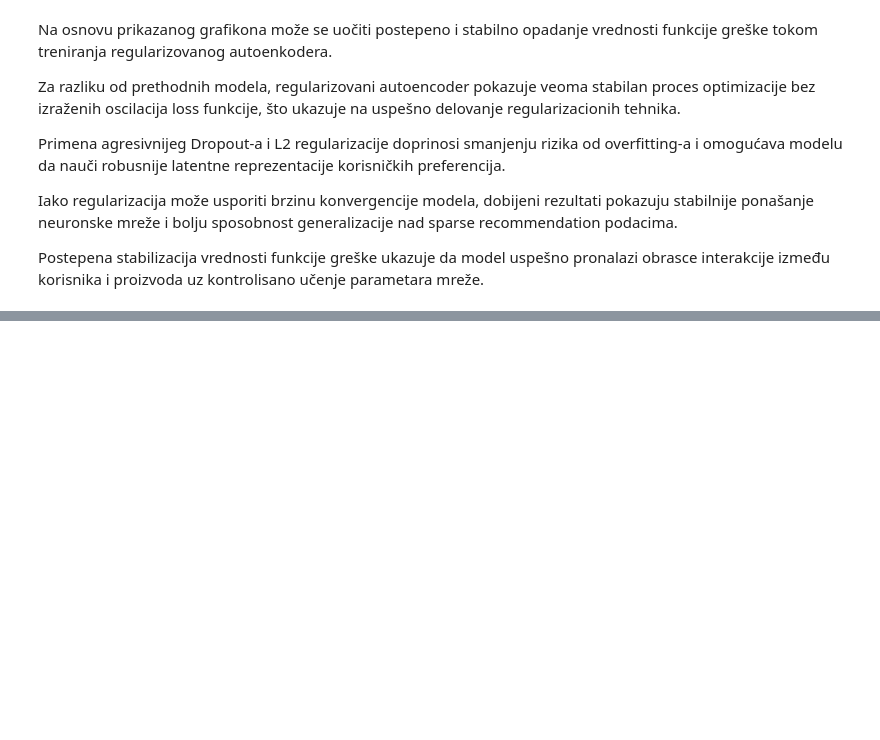
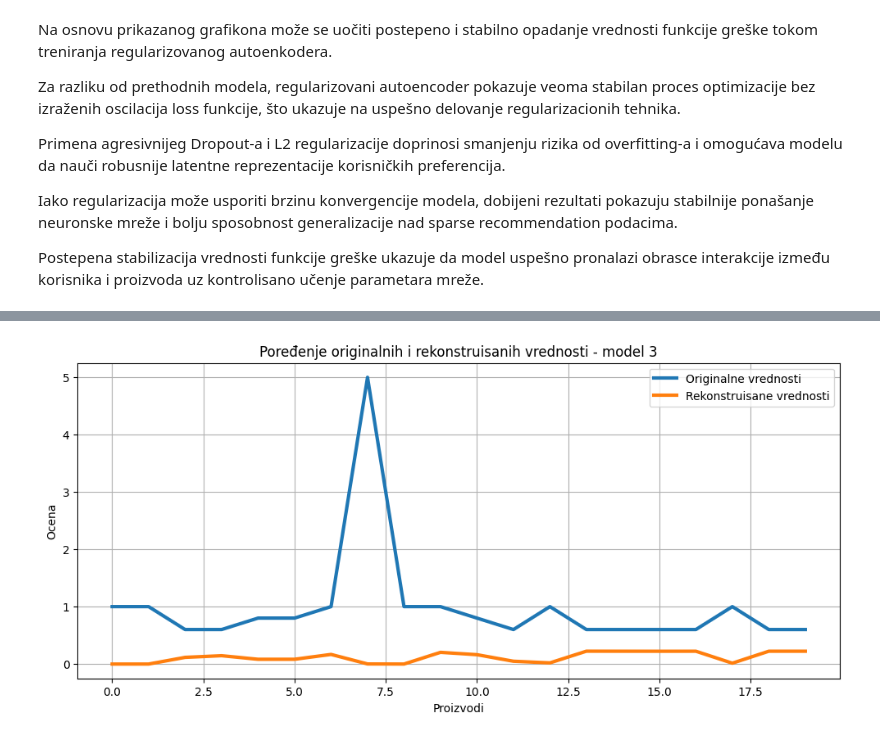
Before and after one commit to branka2004/preporuka_proizvoda_u_elektronskoj_trgovini, a Jupyter notebook: preporuka_proizvoda_autoencoder.ipynb, the cells around one changed output, grey strips where cells are left out. Cells and saved outputs as stored; diff of their text form; code cells hidden in the pictures; blank space fills up the shorter version.

Commit message:
Evaluacija i poređenje regularizovanog autoenkodera

```diff
--- a/preporuka_proizvoda_autoencoder.ipynb
+++ b/preporuka_proizvoda_autoencoder.ipynb
@@ -1318,0 +1367,13 @@ Postepena stabilizacija vrednosti funkcije greške ukazuje da model uspešno pro
+# %%
+# Poređenje originalnih i rekonstruisanih vrednosti
+
+sample_user = 0
+
+rated_indices = np.where(original_3[sample_user] > 0)[0]
+
+comparison_df_3 = pd.DataFrame({
+    "Original": original_3[sample_user][rated_indices][:20],
+    "Reconstructed": reconstructed_3[sample_user][rated_indices][:20]
+})
+
+comparison_df_3
@@ -1318,0 +1398,28 @@ Postepena stabilizacija vrednosti funkcije greške ukazuje da model uspešno pro
+# %%
+# Grafik poređenja rekonstrukcije
+
+plt.figure(figsize=(12,5))
+
+plt.plot(
+    original_3[sample_user][rated_indices][:20],
+    label='Originalne vrednosti',
+    linewidth=3
+)
+
+plt.plot(
+    reconstructed_3[sample_user][rated_indices][:20],
+    label='Rekonstruisane vrednosti',
+    linewidth=3
+)
+
+plt.title("Poređenje originalnih i rekonstruisanih vrednosti - model 3")
+plt.xlabel("Proizvodi")
+plt.ylabel("Ocena")
+
+plt.legend()
+
+plt.grid(True)
+
+plt.show()
+# %% [output]
+[figure, added]
```
Also changed, not shown: parts of 10 cells of this notebook.
